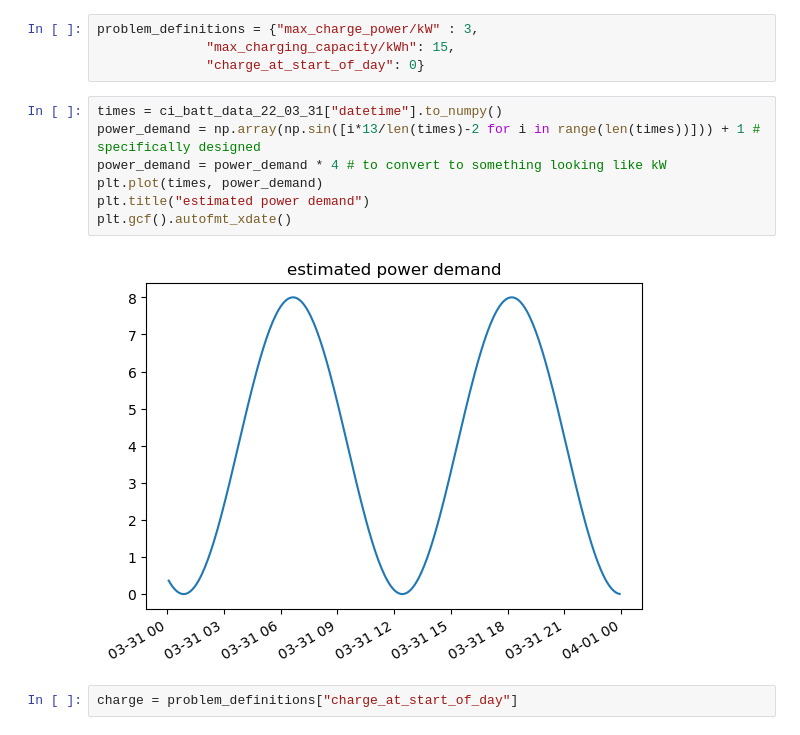
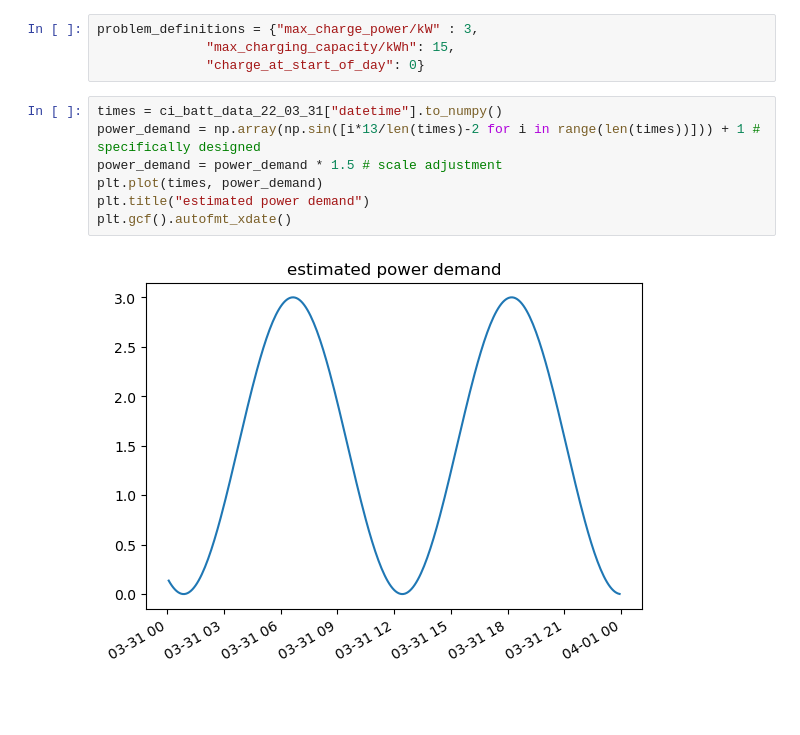
Before and after one commit to jordanesmith/Carbon-Intensity-Project-, a Jupyter notebook: charge_cycle_optimisation_research.ipynb, the cells around one changed output. Saved outputs shown, nothing was run; the diff lists cells and outputs as text; blank space fills up the shorter version.

```diff
--- a/charge_cycle_optimisation_research.ipynb
+++ b/charge_cycle_optimisation_research.ipynb
@@ -107,11 +122,9 @@ problem_definitions = {"max_charge_power/kW" : 3,
 # %%
 times = ci_batt_data_22_03_31["datetime"].to_numpy()
 power_demand = np.array(np.sin([i*13/len(times)-2 for i in range(len(times))])) + 1 # specifically designed
-power_demand = power_demand * 4 # to convert to something looking like kW
+power_demand = power_demand * 1.5 # scale adjustment
 plt.plot(times, power_demand)
 plt.title("estimated power demand")
 plt.gcf().autofmt_xdate()
 # %% [output]
-[figure, old version]
+[figure, new version]
-# %%
-charge = problem_definitions["charge_at_start_of_day"]
```
Also changed, not shown: parts of 2 cells of this notebook.
